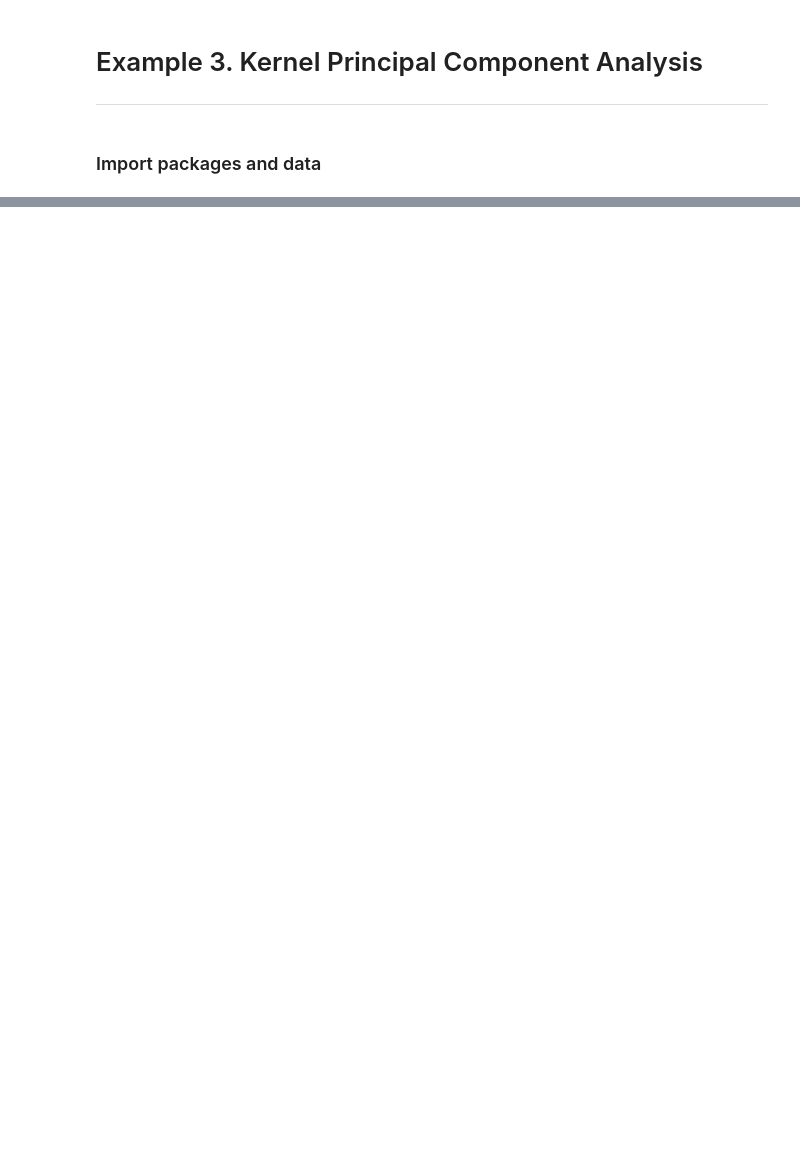
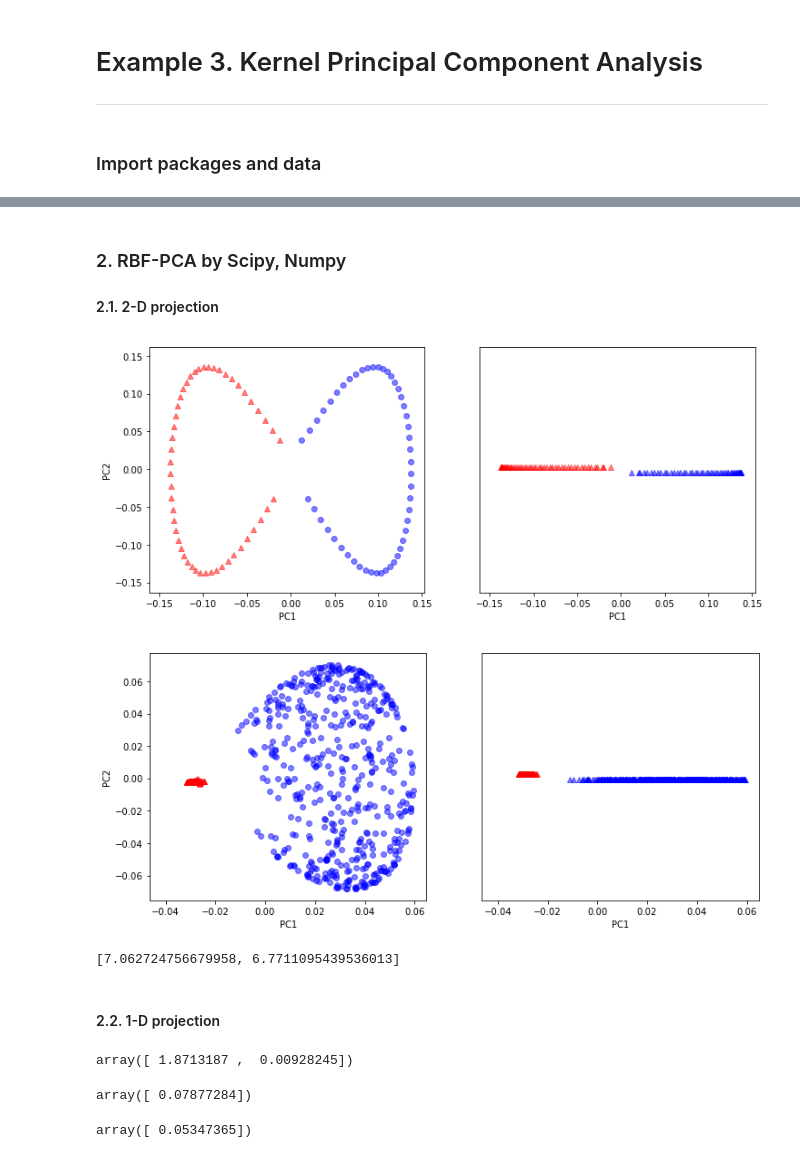
Before and after one commit to juifa-tsai/workbook_MachineLearning, a Jupyter notebook: Machine_Learning_in_Python_SR/Chapter_05/example_03_KernelPCA.ipynb, the cells around one changed output, grey strips where cells are left out. Drawn from its saved outputs; the diff is of its cells as text; code cells hidden in the pictures; blank space fills up the shorter version.

Commit message:
Finish coding Kernel PCA

```diff
--- a/Machine_Learning_in_Python_SR/Chapter_05/example_03_KernelPCA.ipynb
+++ b/Machine_Learning_in_Python_SR/Chapter_05/example_03_KernelPCA.ipynb
@@ -34,0 +58,3 @@ df_wine.head()
+# %% [markdown]
+### 2. RBF-PCA by Scipy, Numpy
+#### 2.1. 2-D projection
@@ -34,0 +63,14 @@ df_wine.head()
+# %%
+X_mkpca = rbf_kernel_pca(X_m, gamma=15, n_components=2) # return transfered_X, eigenvalue
+X_ckpca = rbf_kernel_pca(X_c, gamma=15, n_components=2)
+show(X_mkpca[0], y_m)
+show(X_ckpca[0], y_c)
+# %% [output]
+[figure, added]
+[figure, added]
+# %%
+X_mkpca[1]
+# %% [output]
+[7.062724756679958, 6.7711095439536013]
+# %% [markdown]
+#### 2.2. 1-D projection
@@ -34,0 +82,16 @@ df_wine.head()
+# %%
+eigenvectors, eiganvalues = rbf_kernel_pca(X_m, gamma=15, n_components=1)
+x_new = X_m[25]
+x_new
+# %% [output]
+array([ 1.8713187 ,  0.00928245])
+# %%
+x_proj = eigenvectors[25]
+x_proj
+# %% [output]
+array([ 0.07877284])
+# %%
+x_reproj = project_x(x_new, X_m, gamma=15, eigenvectors=eigenvectors, eiganvalues=eiganvalues)
+x_reproj
+# %% [output]
+array([ 0.05347365])
```
Also changed, not shown: parts of 15 cells of this notebook, 1 other file.
